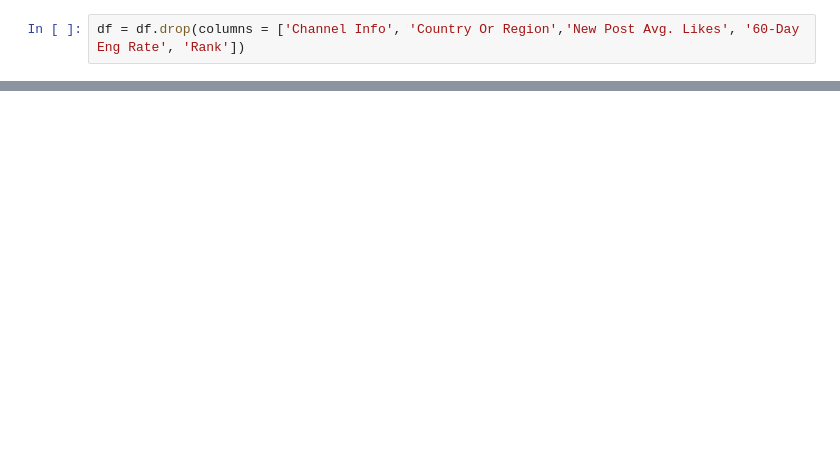
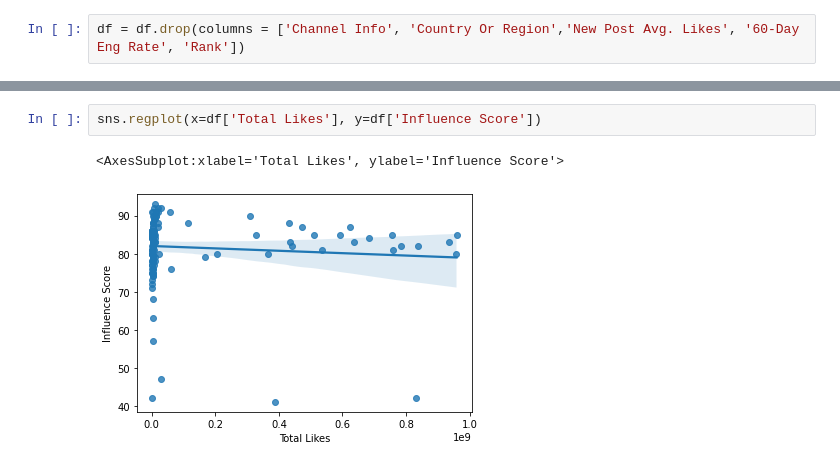
Before and after one commit to AndrewABrain/CCIC_DS1, a Jupyter notebook: InstagramAnalysis.ipynb, the cells around one changed output, grey strips where cells are left out. Cells and saved outputs as stored; diff of their text form; blank space fills up the shorter version.

```diff
--- a/InstagramAnalysis.ipynb
+++ b/InstagramAnalysis.ipynb
@@ -79,0 +224,5 @@ memory usage: 6.4 KB
+# %%
+sns.regplot(x=df['Total Likes'], y=df['Influence Score'])
+# %% [output]
+<AxesSubplot:xlabel='Total Likes', ylabel='Influence Score'>
+[figure, added]
```
Also changed, not shown: parts of 56 cells of this notebook.
